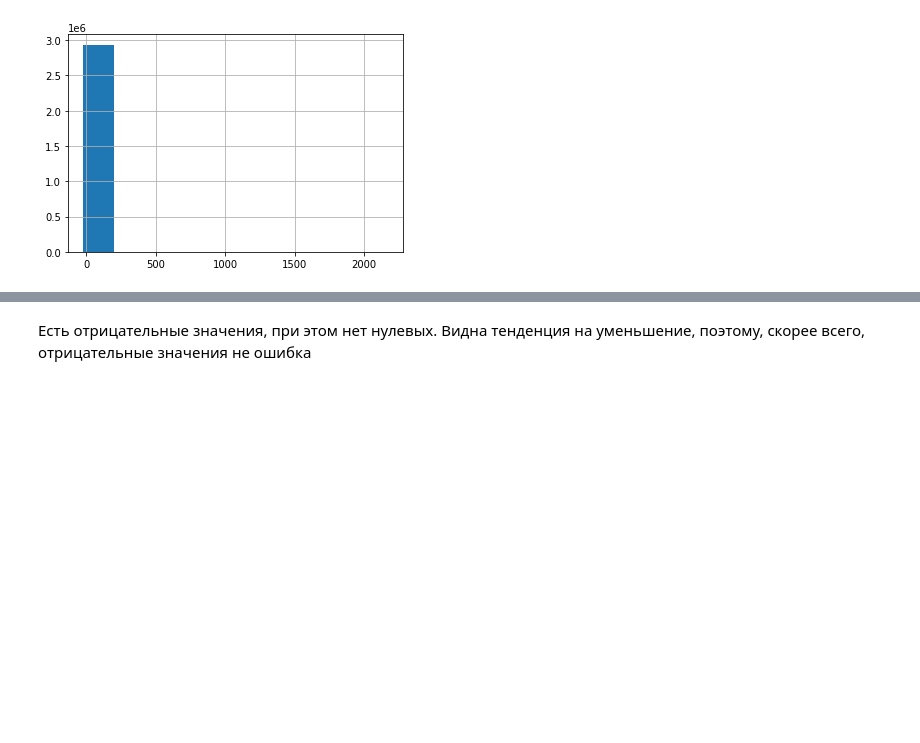
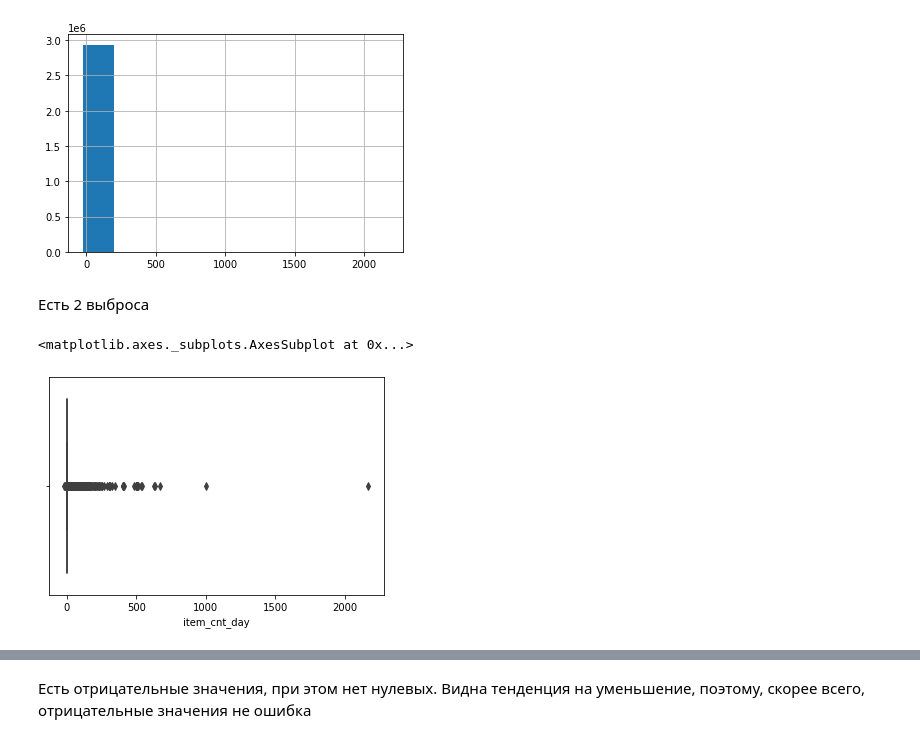
Before and after one commit to juliazakharik/ML_algorithms, a Jupyter notebook: Predict_Future_Sales.ipynb, the cells around one changed output, grey strips where cells are left out. Drawn from its saved outputs; the diff is of its cells as text; code cells hidden in the pictures; blank space fills up the shorter version.

```diff
--- a/Predict_Future_Sales.ipynb
+++ b/Predict_Future_Sales.ipynb
@@ -74,3 +106,10 @@ train['item_cnt_day'].hist()
 # %% [output]
 <matplotlib.axes._subplots.AxesSubplot at 0x...>
 [figure]
+# %% [markdown]
+Есть 2 выброса
+# %%
+sns.boxplot(train['item_cnt_day'])
+# %% [output]
+<matplotlib.axes._subplots.AxesSubplot at 0x...>
+[figure, added]
```
Also changed, not shown: parts of 113 cells of this notebook.
